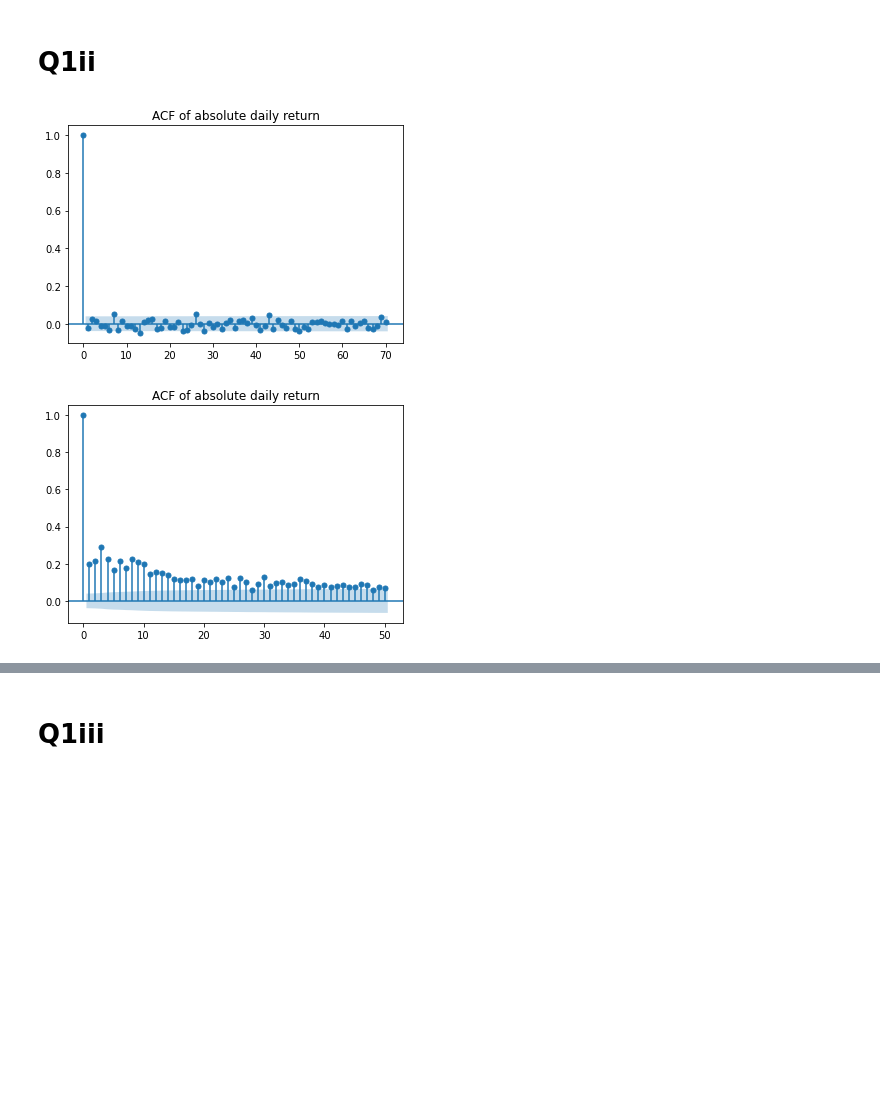
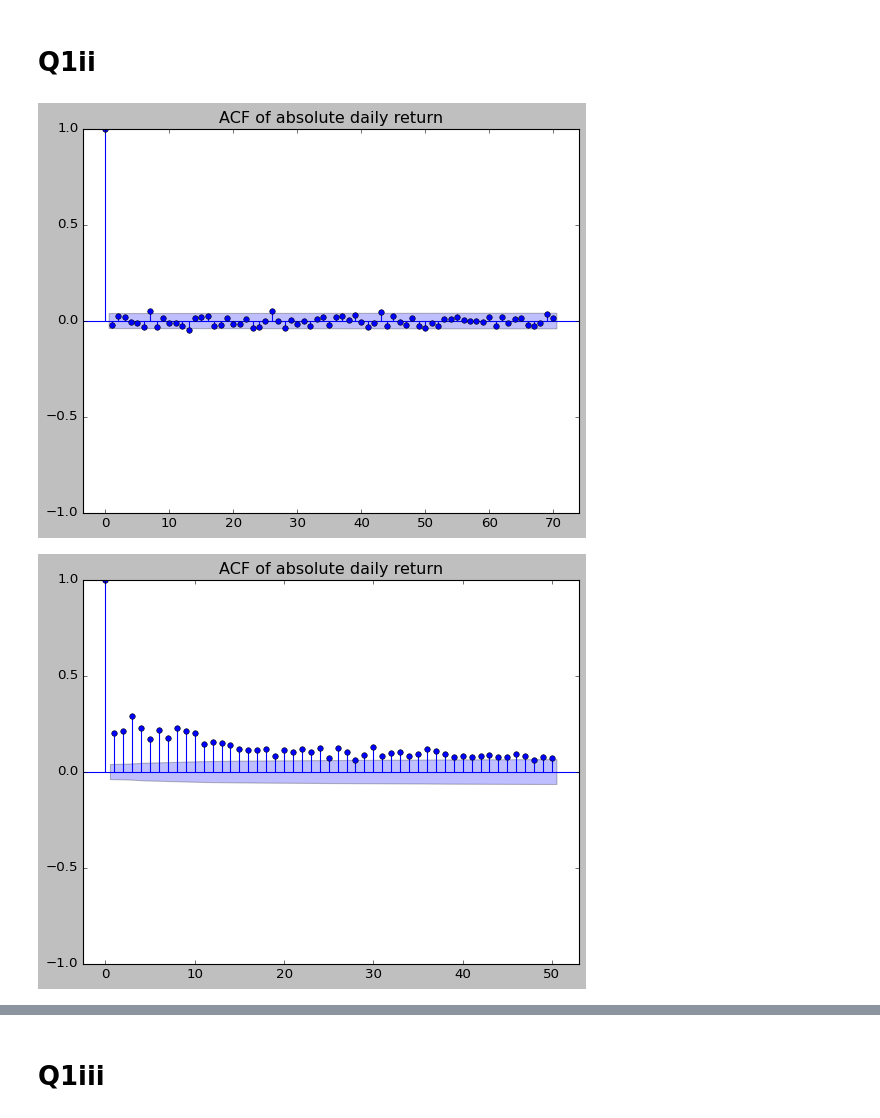
Before and after one commit to georgec123/qrm, a Jupyter notebook: QRM_Assesment_1_PART_A_New_version.ipynb, the cells around one changed output, grey strips where cells are left out. Saved outputs shown, nothing was run; the diff lists cells and outputs as text; code cells hidden in the pictures; blank space fills up the shorter version.

```diff
--- a/QRM_Assesment_1_PART_A_New_version.ipynb
+++ b/QRM_Assesment_1_PART_A_New_version.ipynb
@@ -4,6 +4,7 @@ import pandas as pd
 import matplotlib.pyplot as plt
 import seaborn as sns
 from scipy.stats import skew, kurtosis, norm
+plt.style.use('classic')
 SX5Edata = pd.read_csv(r'./data/QRM-2022-cw1-data-a.csv',header=0, parse_dates=[0], index_col=0)
 #SX5Edata.pop(SX5Edata.columns[0])
 SX5Edata['simplereturn'] = SX5Edata['SX5E'].pct_change()
@@ -58,9 +59,11 @@ Skewness is -> -0.7774975256432138
 # %%
 import statsmodels.api as sm
 sm.graphics.tsa.plot_acf(SX5Edata['logreturn'].dropna(), lags=70, title="ACF of absolute daily return")
 plt.show()
 sm.graphics.tsa.plot_acf(np.abs(SX5Edata['logreturn']).dropna(), lags=50, title="ACF of absolute daily return")
+sm.graphics.tsa.plot_acf(np.power(SX5Edata['logreturn'],2).dropna(), lags=50, title="ACF of absolute daily return")
+
 plt.show()
 # %% [output]
-[figure, old version]
+[figure, new version]
-[figure, old version]
+[figure, new version]
```
Also changed, not shown: parts of 4 cells of this notebook, 2 other files.
